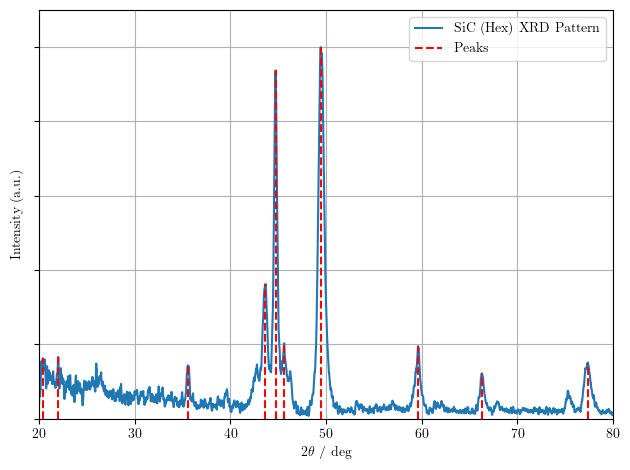
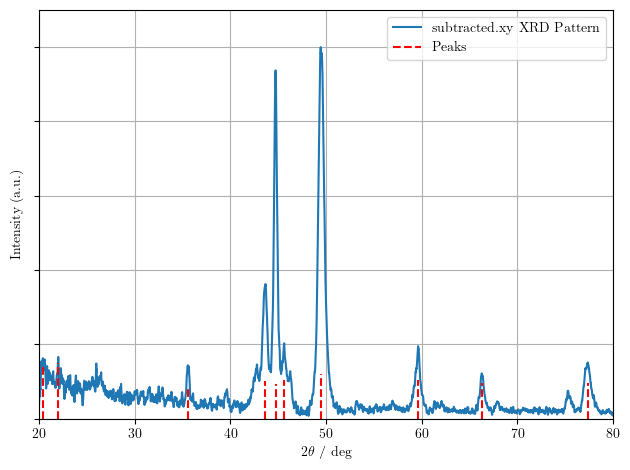
The notebook cell's code change between the first figure and the second:
--- before
+++ after
@@ -3,5 +3,5 @@
 ax.plot(processed_data['Angle'], processed_data['intensity_norm'], label=f'{name} XRD Pattern')
 
-plt.vlines(peak_angles.values, ymin=0, ymax=processed_data['intensity_norm'].iloc[peak_angles.index], color='red', linestyle='--', label='Peaks')
+plt.vlines(peak_angles, ymin=0, ymax=processed_data['intensity_norm'].iloc[peak_angles], color='red', linestyle='--', label='Peaks')
 ax.axes.get_yaxis().set_ticklabels([])
 plt.xlim(20, 80)

Commit: xrd